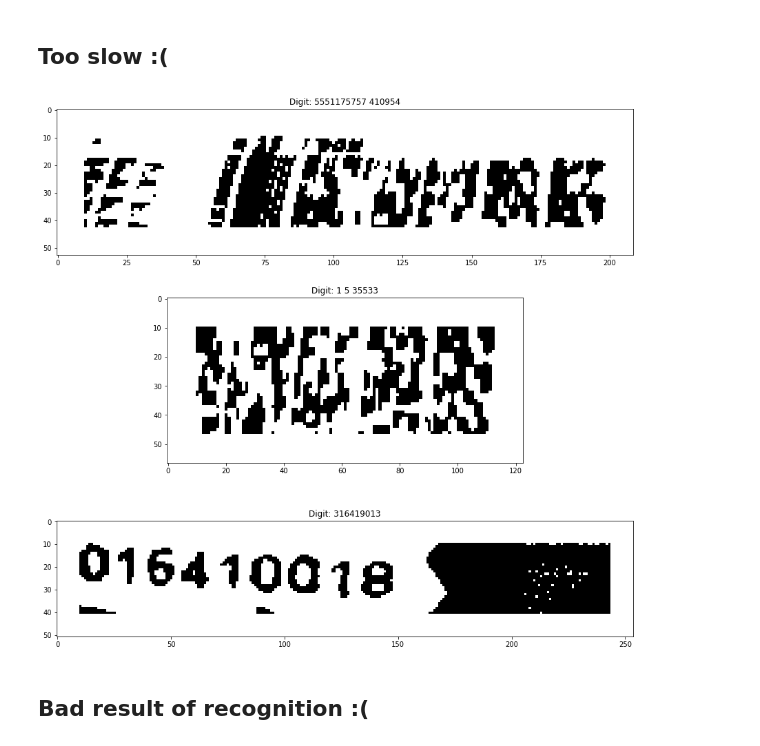
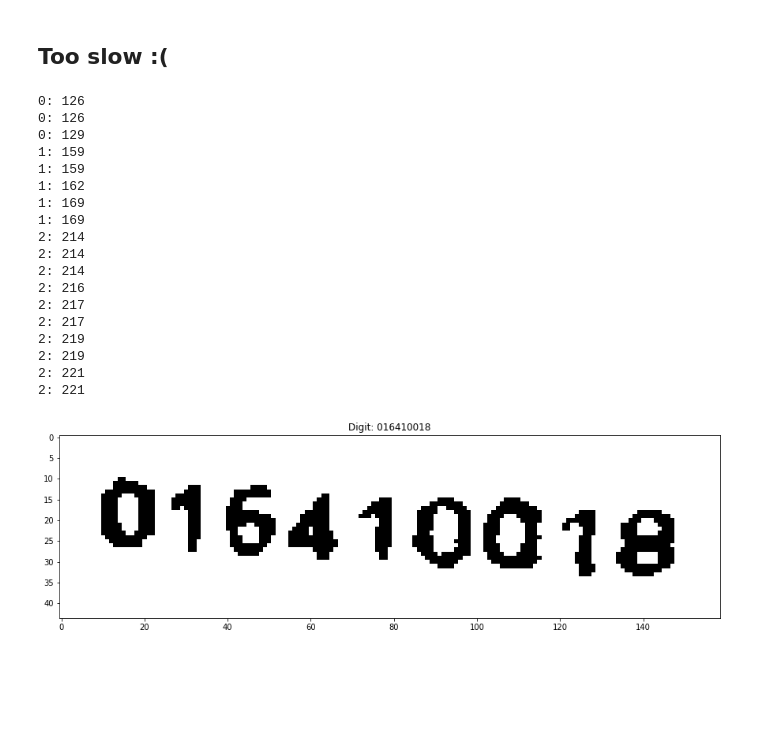
Before and after one commit to levabd/excise-digit-recogniser, a Jupyter notebook: 03-NumberRecognition.ipynb, the cells around one changed output. Drawn from its saved outputs; the diff is of its cells as text; code cells hidden in the pictures; blank space fills up the shorter version.

```diff
--- a/03-NumberRecognition.ipynb
+++ b/03-NumberRecognition.ipynb
@@ -222,38 +223,96 @@ plt.show()
 # %% [markdown]
 ## Too slow :(
 # %%
+#resized, equ, thresholded = excise_segmentation(excise_src)
+#_, ROICnts = select_contours(thresholded)
+
 fig = plt.figure(figsize=(15, 15))
 
 group = 0
 for groupROICnts in tqdm(ROICnts):
     contourIndex = 0
     currentGroupOrientation = groupROICnts['orientation']
     (x, y, w, h) = cv2.boundingRect(groupROICnts['contours'][0])
+    last_right = x
+    last_top = y + h
     left = x
     top = y
     right = x + w
     bottom = y + h
+    mergedContours = 0
     for c in groupROICnts['contours']:
         contourIndex += 1
         (x, y, w, h) = cv2.boundingRect(c)
-        if x < left: left = x
-        if y < top: top = y
-        if (x + w > right): right = x + w
-        if (y + h > bottom): bottom = y + h
+
+        if (currentGroupOrientation == 'horisontal'):
+            if (x - last_right) > 10:  # already sorted and too big distance between chars
+                if (mergedContours > 8) or (len(groupROICnts['contours']) < mergedContours + 9):
+                    break
+                else:  # start again
+                    left = x
+                    right = x + w
+                    top = y
+                    bottom = y + h
+                    mergedContours = 1
+            else:
+                if x < left: left = x
+                if (x + w > right): right = x + w
+                if y < top: top = y
+                if (y + h > bottom): bottom = y + h
+                mergedContours += 1
+
+        if (currentGroupOrientation == 'vertical'):
+            if (last_top - y - h) > 10:  # already sorted and too big distance between chars
+                if (mergedContours > 8) or (len(groupROICnts['contours']) < mergedContours + 9):
+                    break
+                else:  # start again
+                    top = y
+                    bottom = y + h
+                    left = x
+                    right = x + w
+                    mergedContours = 1
+            else:
+                if y < top: top = y
+                if (y + h > bottom): bottom = y + h
+                if x < left: left = x
+                if (x + w > right): right = x + w
+                mergedContours += 1
+
+        last_right = x + w
+        last_top = y
+
+    group += 1
+    if mergedContours < 9:
+        continue
 
     _, currentDigitCandidate = cv2.threshold(equ[top:bottom, left:right], 0, 255, cv2.THRESH_BINARY+cv2.THRESH_OTSU)
-    group += 1
     a = fig.add_subplot(len(ROICnts), 1, group)
     if (currentGroupOrientation == 'vertical'):
         currentDigitCandidate = np.rot90(currentDigitCandidate, k=1, axes=(1,0))
     currentDigitCandidate = cv2.copyMakeBorder(currentDigitCandidate, 10, 10, 10, 10, cv2.BORDER_CONSTANT, value=[255,255,255])
     recognized_digit = pytesseract.image_to_string(Image.fromarray(currentDigitCandidate, "L"),
-                                               config="--tessdata-dir ./tessdata -psm 8 -l eng -c tessedit_char_whitelist=1234567890")
+                                               config="--tessdata-dir ./tessdata -psm 8 -oem 3 -c tessedit_char_whitelist=1234567890 nobatch digits")
     imgplot = plt.imshow(cv2.cvtColor(currentDigitCandidate, cv2.COLOR_GRAY2RGB))
     a.set_title("Digit: " + str(recognized_digit))
 
 plt.show()
 # %% [output]
+0: 126
+0: 126
+0: 129
+1: 159
+1: 159
+1: 162
+1: 169
+1: 169
+2: 214
+2: 214
+2: 214
+2: 216
+2: 217
+2: 217
+2: 219
+2: 219
+2: 221
+2: 221
-[figure, old version]
+[figure, new version]
-# %% [markdown]
-## Bad result of recognition :(
```
Also changed, not shown: parts of 2 cells of this notebook, 7 other files.
